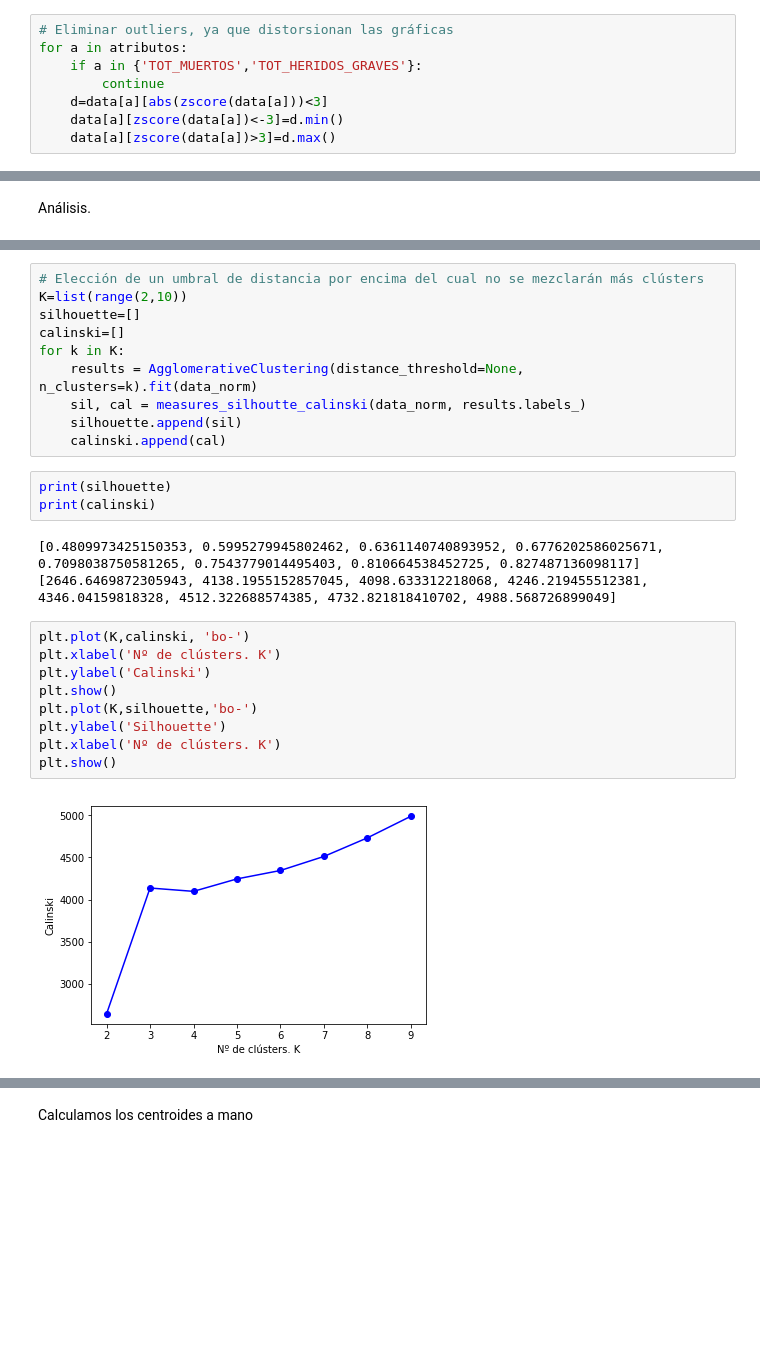
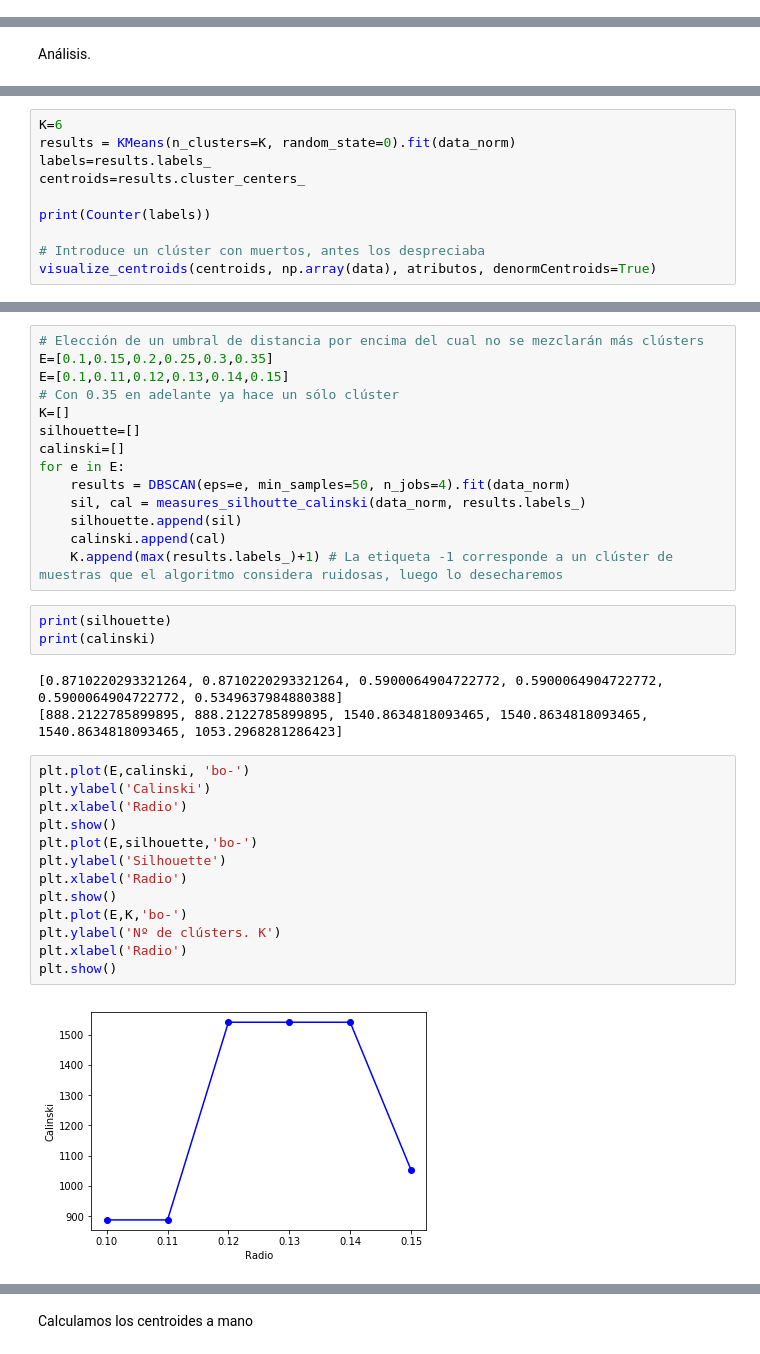
Before and after one commit to dcabezas98/IN, a Jupyter notebook: practica2/accidentes2.ipynb, the cells around one changed output, grey strips where cells are left out. Cells and saved outputs as stored; diff of their text form; blank space fills up the shorter version.

```diff
--- a/practica2/accidentes2.ipynb
+++ b/practica2/accidentes2.ipynb
@@ -133,8 +131,0 @@ for i in range(1):
-# %%
-# Eliminar outliers, ya que distorsionan las gráficas
-for a in atributos:
-    if a in {'TOT_MUERTOS','TOT_HERIDOS_GRAVES'}:
-        continue
-    d=data[a][abs(zscore(data[a]))<3]
-    data[a][zscore(data[a])<-3]=d.min()
-    data[a][zscore(data[a])>3]=d.max()
@@ -330,0 +262,10 @@ for i in range(K):
+# %%
+K=6
+results = KMeans(n_clusters=K, random_state=0).fit(data_norm)
+labels=results.labels_
+centroids=results.cluster_centers_
+
+print(Counter(labels))
+
+# Introduce un clúster con muertos, antes los despreciaba
+visualize_centroids(centroids, np.array(data), atributos, denormCentroids=True)
@@ -335,27 +347,35 @@ Ahora utilizaremos un método aglomerativo para formar los clústers
 # %%
 # Elección de un umbral de distancia por encima del cual no se mezclarán más clústers
-K=list(range(2,10))
+E=[0.1,0.15,0.2,0.25,0.3,0.35]
+E=[0.1,0.11,0.12,0.13,0.14,0.15]
+# Con 0.35 en adelante ya hace un sólo clúster
+K=[]
 silhouette=[]
 calinski=[]
-for k in K:
-    results = AgglomerativeClustering(distance_threshold=None, n_clusters=k).fit(data_norm)
+for e in E:
+    results = DBSCAN(eps=e, min_samples=50, n_jobs=4).fit(data_norm)
     sil, cal = measures_silhoutte_calinski(data_norm, results.labels_)
     silhouette.append(sil)
     calinski.append(cal)
+    K.append(max(results.labels_)+1) # La etiqueta -1 corresponde a un clúster de muestras que el algoritmo considera ruidosas, luego lo desecharemos
 # %%
 print(silhouette)
 print(calinski)
 # %% [output]
-[0.4809973425150353, 0.5995279945802462, 0.6361140740893952, 0.6776202586025671, 0.7098038750581265, 0.7543779014495403, 0.810664538452725, 0.827487136098117]
-[2646.6469872305943, 4138.1955152857045, 4098.633312218068, 4246.219455512381, 4346.04159818328, 4512.322688574385, 4732.821818410702, 4988.568726899049]
+[0.8710220293321264, 0.8710220293321264, 0.5900064904722772, 0.5900064904722772, 0.5900064904722772, 0.5349637984880388]
+[888.2122785899895, 888.2122785899895, 1540.8634818093465, 1540.8634818093465, 1540.8634818093465, 1053.2968281286423]
 # %%
-plt.plot(K,calinski, 'bo-')
-plt.xlabel('Nº de clústers. K')
+plt.plot(E,calinski, 'bo-')
 plt.ylabel('Calinski')
+plt.xlabel('Radio')
 plt.show()
-plt.plot(K,silhouette,'bo-')
+plt.plot(E,silhouette,'bo-')
 plt.ylabel('Silhouette')
-plt.xlabel('Nº de clústers. K')
+plt.xlabel('Radio')
 plt.show()
+plt.plot(E,K,'bo-')
+plt.ylabel('Nº de clústers. K')
+plt.xlabel('Radio')
+plt.show()
 # %% [output]
-[figure, old version]
+[figure, new version]
```
Also changed, not shown: parts of 36 cells of this notebook, 1 other file.
